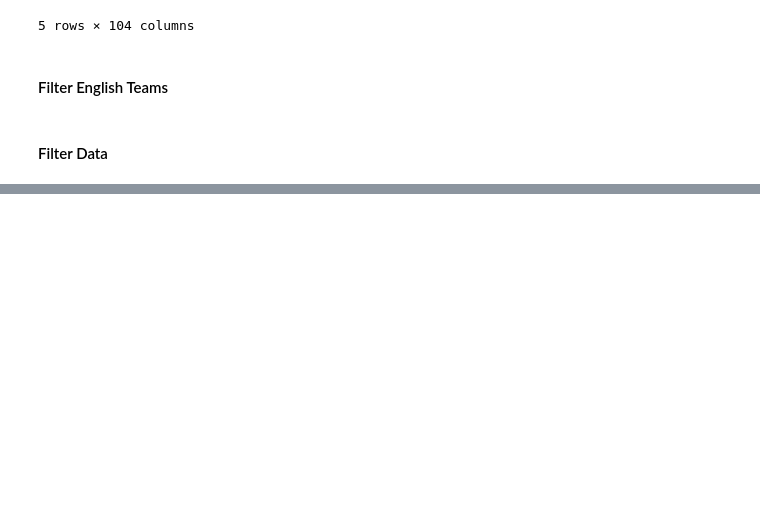
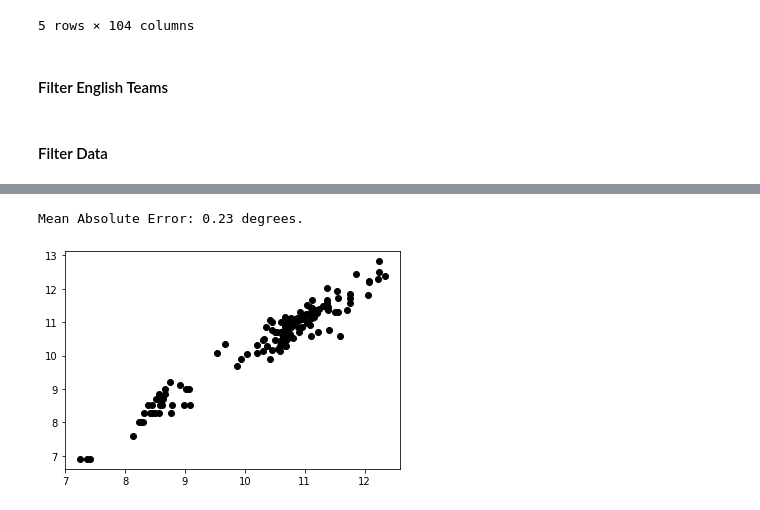
Before and after one commit to Agewerc/Regularization, a Jupyter notebook: salarySoccerPrediction.ipynb, the cells around one changed output, grey strips where cells are left out. Drawn from its saved outputs; the diff is of its cells as text; code cells hidden in the pictures; blank space fills up the shorter version.

```diff
--- a/salarySoccerPrediction.ipynb
+++ b/salarySoccerPrediction.ipynb
@@ -45,0 +113,38 @@ EPL_data= EPL_data.drop(columns=['new', 'value_eur', 'team_jersey_number','contr
+# %%
+# Use numpy to convert to arrays
+import numpy as np
+# Labels are the values we want to predict
+labels = np.log(EPL_data['wage_eur'])
+# Remove the labels from the features
+# axis 1 refers to the columns
+features= EPL_data.drop('wage_eur', axis = 1)
+# Saving feature names for later use
+feature_list = list(features.columns)
+# Convert to numpy array
+features = np.array(features)
+# %%
+# Using Skicit-learn to split data into training and testing sets
+from sklearn.model_selection import train_test_split
+# Split the data into training and testing sets
+train_features, test_features, train_labels, test_labels = train_test_split(features, labels, test_size = 0.25, random_state = 42)
+# %%
+# Import the model we are using
+from sklearn.ensemble import RandomForestRegressor
+# Instantiate model with 1000 decision trees
+rf = RandomForestRegressor(n_estimators = 1000, random_state = 0)
+# Train the model on training data
+rf.fit(train_features, train_labels);
+# %%
+# Use the forest's predict method on the test data
+predictions = rf.predict(test_features)
+# Calculate the absolute errors
+errors = abs(predictions - test_labels)
+# Print out the mean absolute error (mae)
+print('Mean Absolute Error:', round(np.mean(errors), 2), 'degrees.')
+# %% [output]
+Mean Absolute Error: 0.23 degrees.
+# %%
+import matplotlib.pyplot as plt
+plt.plot(predictions, test_labels, 'o', color='black');
+# %% [output]
+[figure, added]
```
Also changed, not shown: parts of 7 cells of this notebook.
